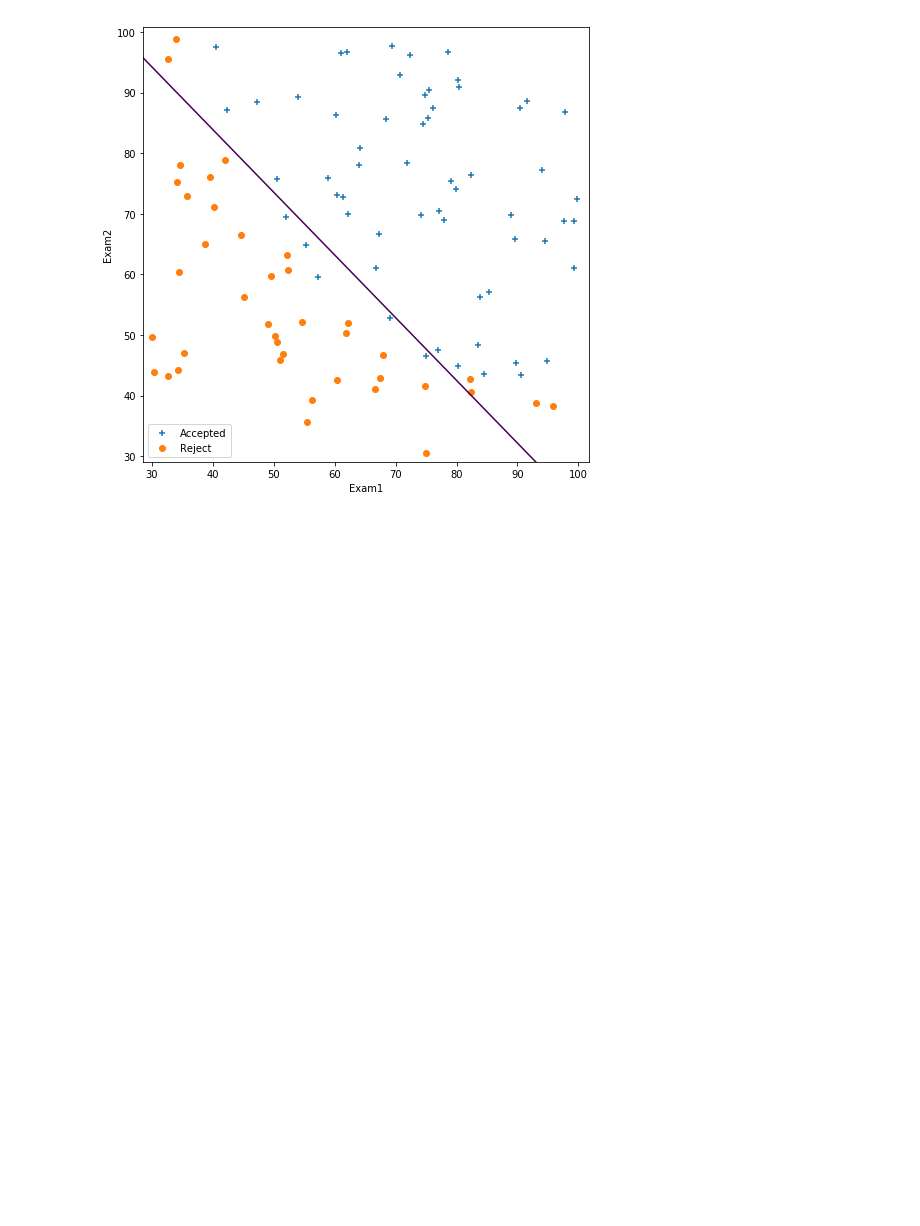
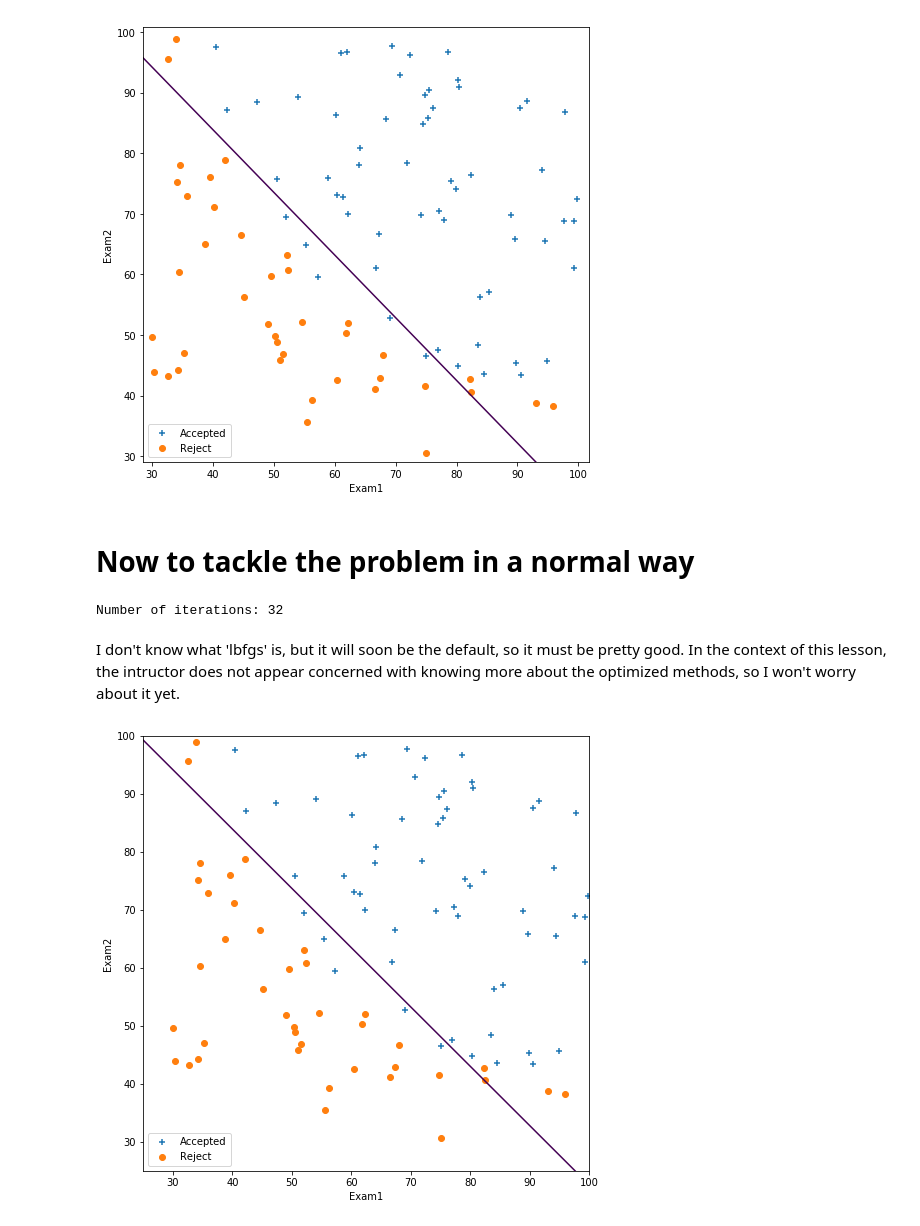
Before and after one commit to jbf81tb/Machine_learning_projects, a Jupyter notebook: Coursera_machine_learning/Exercise_2.ipynb, the cells around one changed output. Cells and saved outputs as stored; diff of their text form; code cells hidden in the pictures; blank space fills up the shorter version.

```diff
--- a/Coursera_machine_learning/Exercise_2.ipynb
+++ b/Coursera_machine_learning/Exercise_2.ipynb
@@ -78,3 +78,5 @@ plt.legend(loc=3)
 plt.show()
 # %% [output]
 [figure]
+# %% [markdown]
+# Now to tackle the problem in a normal way
@@ -80,0 +85,25 @@ plt.show()
+# %%
+lr = LogisticRegression(solver='lbfgs', max_iter=100, tol=1e-6, C=1)
+lr.fit(X[:,1:], y.ravel())
+print(f'Number of iterations: {lr.n_iter_[0]}')
+# %% [output]
+Number of iterations: 32
+# %% [markdown]
+I don't know what 'lbfgs' is, but it will soon be the default, so it must be pretty good. In the context of this lesson, the intructor does not appear concerned with knowing more about the optimized methods, so I won't worry about it yet.
+# %%
+x1, x2 = np.meshgrid(np.linspace(0,100,100),np.linspace(0,100,100).T)
+grid_points = np.c_[x1.flatten(),x2.flatten()]
+prob_grid = lr.predict_proba(grid_points)
+# %%
+plt.figure(figsize=[8,8])
+plt.scatter(x=data1.where(data1.Accepted==1).Exam1.values,y=data1.where(data1.Accepted==1).Exam2.values,marker='+',label='Accepted')
+plt.scatter(x=data1.where(data1.Accepted==0).Exam1.values,y=data1.where(data1.Accepted==0).Exam2.values,marker='o',label='Reject')
+plt.contour(x1,x2,prob_grid[:,1].reshape(100,100),levels = [.5])
+plt.xlabel('Exam1')
+plt.ylabel('Exam2')
+plt.xlim(25,100)
+plt.ylim(25,100)
+plt.legend(loc=3)
+plt.show()
+# %% [output]
+[figure, added]
```
Also changed, not shown: parts of 17 cells of this notebook.
